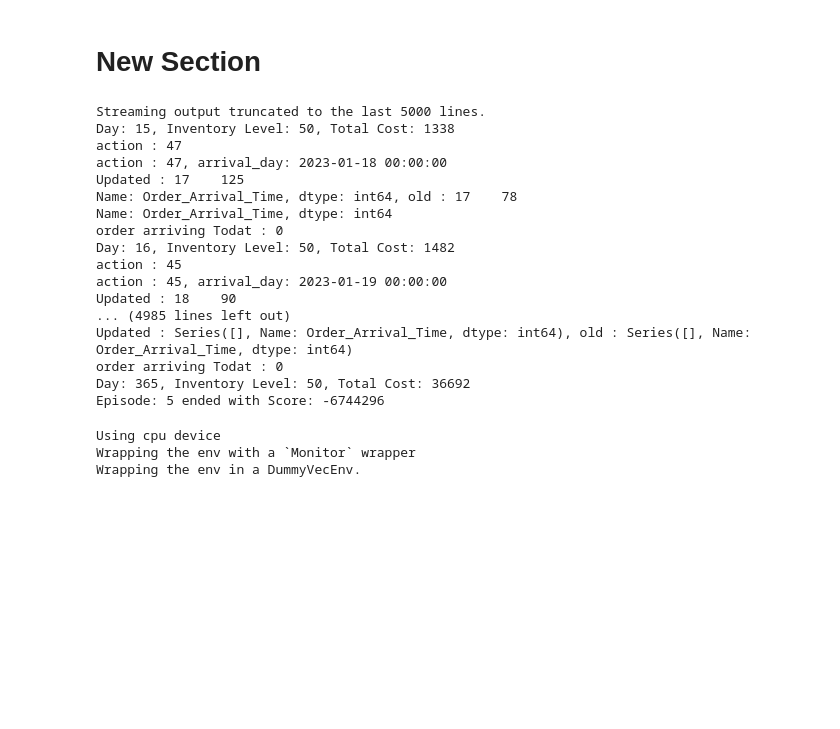
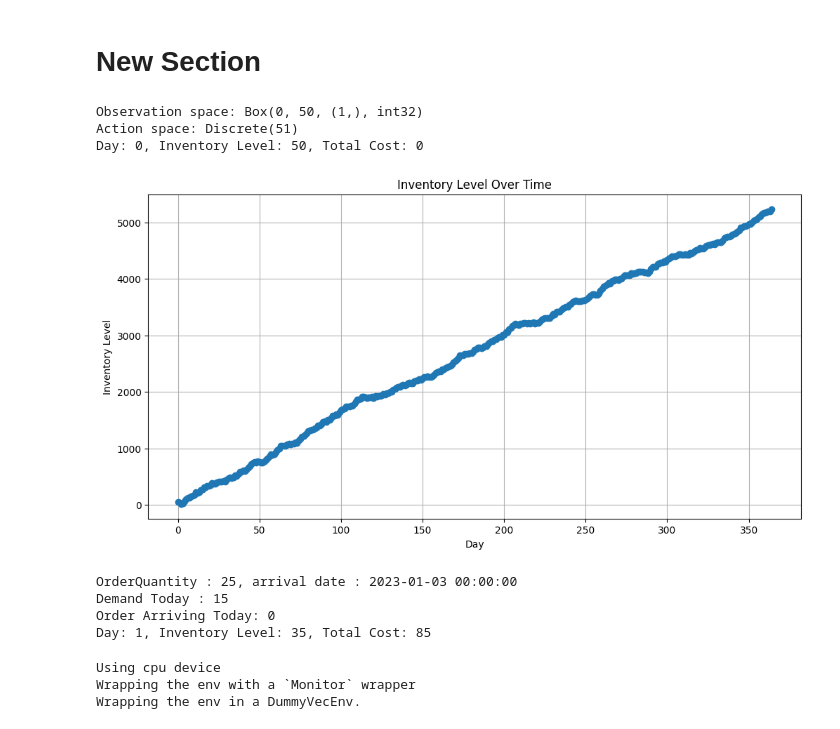
Before and after one commit to Svar7769/periodic_review_inventory_system, a Jupyter notebook: RL_inv.ipynb, the cells around one changed output. Saved outputs shown, nothing was run; the diff lists cells and outputs as text; code cells hidden in the pictures; blank space fills up the shorter version.

Commit message:
Env config and data Visualization

```diff
--- a/RL_inv.ipynb
+++ b/RL_inv.ipynb
@@ -164,51 +204,43 @@ class InventoryEnv(gym.Env):
 # %%
 # Check if the necessary columns are present
 required_columns = ['Date', 'Product_ID', 'Demand', 'Order_Quantity', 'Order_Arrival_Time']
 missing_columns = [col for col in required_columns if col not in data.columns]
 
 if missing_columns:
     raise ValueError(f"Missing columns in the dataset: {missing_columns}")
 
 # Initialize the environment with the synthetic data
 env = InventoryEnv(data)
 
 # Verify Observation Space and Action Space
 print("Observation space:", env.observation_space)
 print("Action space:", env.action_space)
 
 # Run the environment for a few episodes
-episodes = 5
+episodes = 1
 for episode in range(1, episodes + 1):
     state = env.reset()
     done = False
     score = 0
     while not done:
+        env.render()
         action = env.action_space.sample()
-        print(f'action : {action}')
+        # print(f'action : {action}')
         next_state, reward, done, info = env.step(action)
         score += reward
         # print(f'Next state : {next_state}, Reward : {reward}, done : {done}, info: {info}')
-        env.render()
         # print(f"Action taken: {action}, Orders: {env.actions[action]}")
     print(f"Episode: {episode} ended with Score: {score}")
+    env.plot_inventory_level()
 # %% [output]
-Streaming output truncated to the last 5000 lines.
-Day: 15, Inventory Level: 50, Total Cost: 1338
-action : 47
-action : 47, arrival_day: 2023-01-18 00:00:00
-Updated : 17    125
-Name: Order_Arrival_Time, dtype: int64, old : 17    78
-Name: Order_Arrival_Time, dtype: int64
-order arriving Todat : 0
-Day: 16, Inventory Level: 50, Total Cost: 1482
-action : 45
-action : 45, arrival_day: 2023-01-19 00:00:00
-Updated : 18    90
-... (4985 lines left out)
-Updated : Series([], Name: Order_Arrival_Time, dtype: int64), old : Series([], Name: Order_Arrival_Time, dtype: int64)
-order arriving Todat : 0
-Day: 365, Inventory Level: 50, Total Cost: 36692
-Episode: 5 ended with Score: -6744296
+Observation space: Box(0, 50, (1,), int32)
+Action space: Discrete(51)
+Day: 0, Inventory Level: 50, Total Cost: 0
+[figure, added]
+OrderQuantity : 25, arrival date : 2023-01-03 00:00:00
+Demand Today : 15
+Order Arriving Today: 0
+Day: 1, Inventory Level: 35, Total Cost: 85
 # %%
 # Load your dataset here
 data_path = '/content/synthetic_inventory_data.csv'
```
Also changed, not shown: parts of 2 cells of this notebook.
